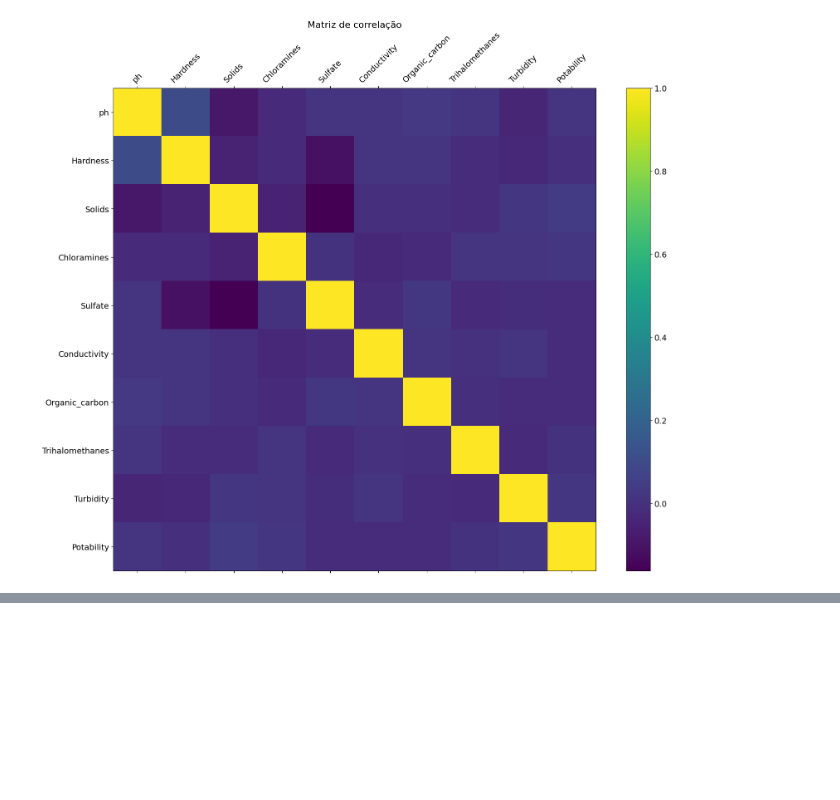
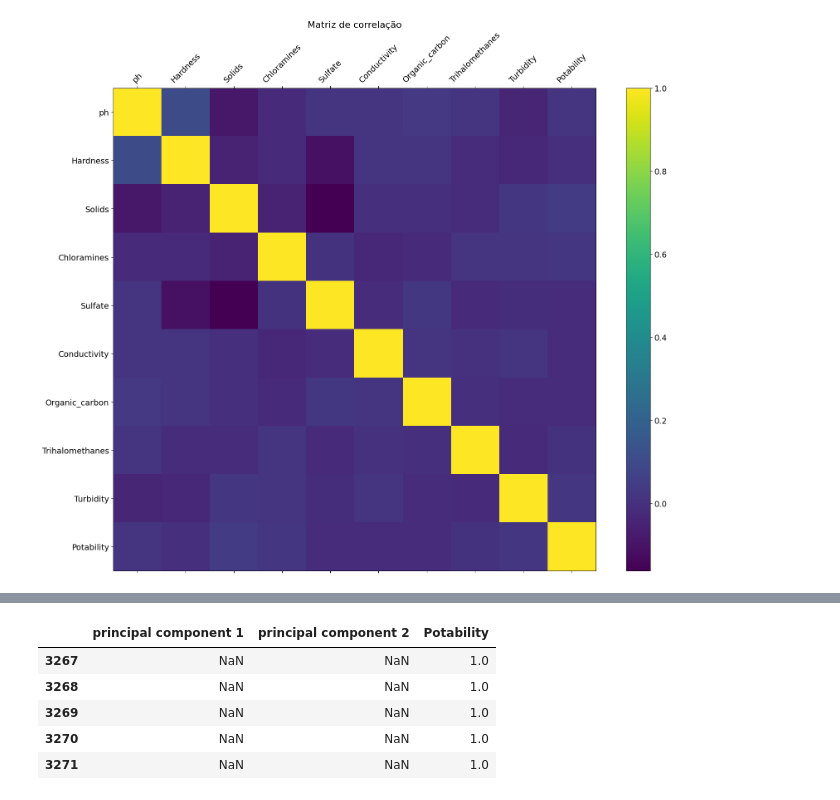
Before and after one commit to clarasalless/HW1-ICA, a Jupyter notebook: HW1.ipynb, the cells around one changed output, grey strips where cells are left out. Saved outputs shown, nothing was run; the diff lists cells and outputs as text; code cells hidden in the pictures; blank space fills up the shorter version.

```diff
--- a/HW1.ipynb
+++ b/HW1.ipynb
@@ -101,0 +126,14 @@ Text(0.5, 1.0, 'Matriz de correlação')
+# %%
+# fazendo a pca para dois componentes principais
+pca_wp = PCA(n_components=2)
+principal_components = pca_wp.fit_transform(x) # aplica a redução dimensional em x
+principal_wp = pd.DataFrame(data=principal_components, columns=['principal component 1','principal component 2'])
+final_wp = pd.concat([principal_wp, wp_new[['Potability']]],axis=1) # adicionando a potabilidade da água
+final_wp.tail()
+# %% [output]
+|  | principal component 1 | principal component 2 | Potability |
+| 3267 | NaN | NaN | 1.0 |
+| 3268 | NaN | NaN | 1.0 |
+| 3269 | NaN | NaN | 1.0 |
+| 3270 | NaN | NaN | 1.0 |
+| 3271 | NaN | NaN | 1.0 |
```
Also changed, not shown: parts of 6 cells of this notebook, 1 other file.
